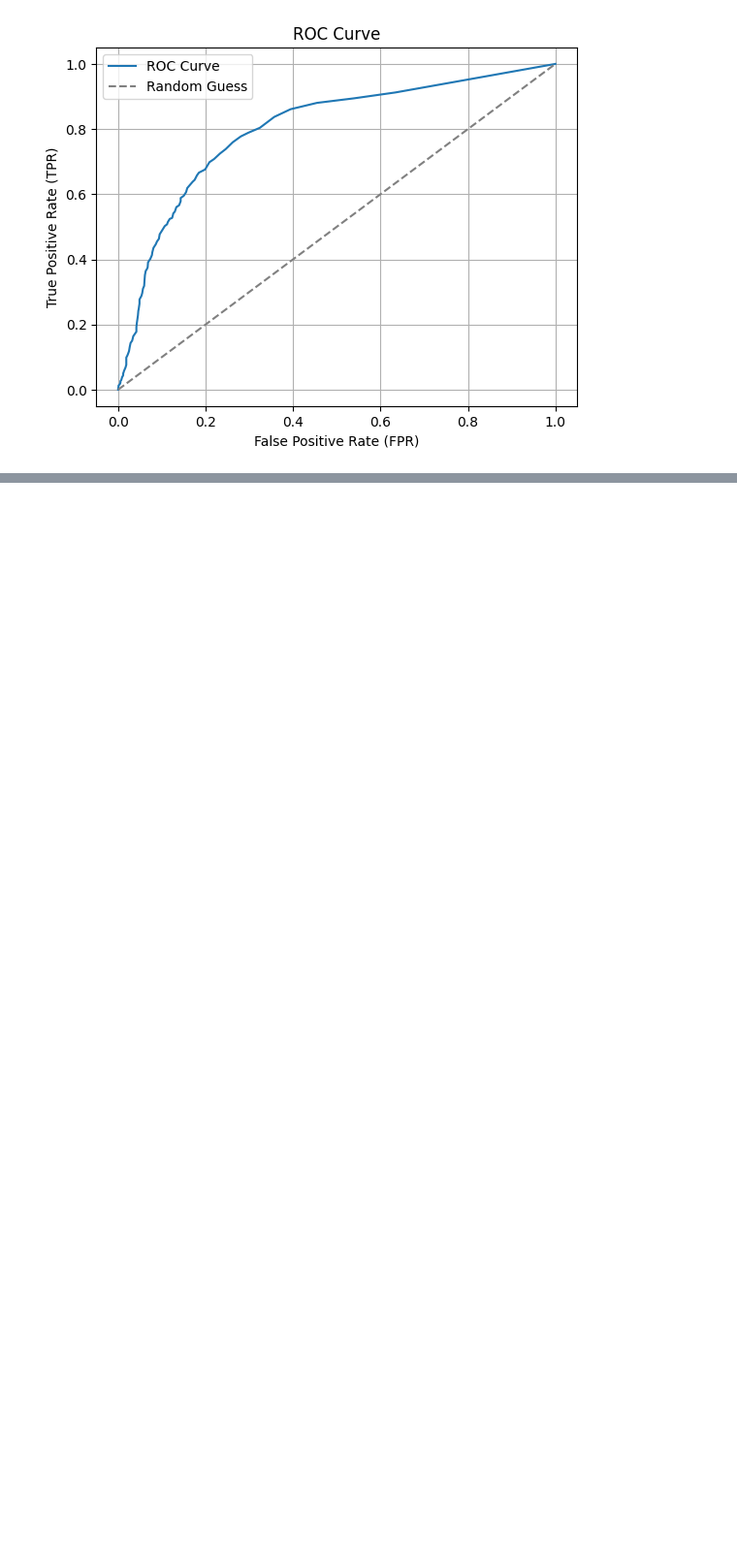
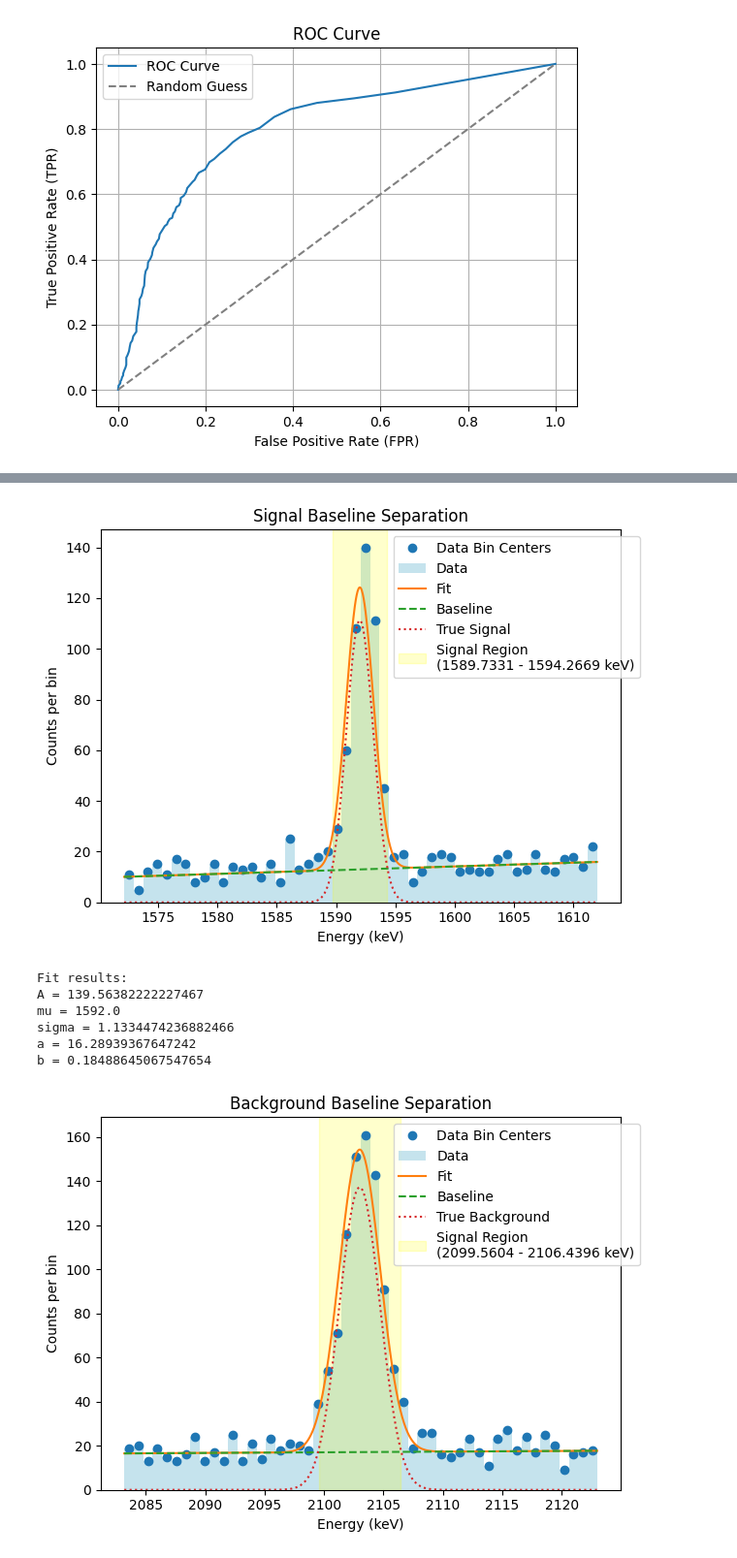
Before and after one commit to TangyKiwi/DSC-291-Final-Project, a Jupyter notebook: scripts/detectorsABCcut_Kevin.ipynb, the cells around one changed output, grey strips where cells are left out. Shown at 97% size. Drawn from its saved outputs; the diff is of its cells as text; code cells hidden in the pictures; blank space fills up the shorter version.

```diff
--- a/scripts/detectorsABCcut_Kevin.ipynb
+++ b/scripts/detectorsABCcut_Kevin.ipynb
@@ -166,2 +168,79 @@ Detector A - Best Threshold: 0.10101010101010102, TPR: 0.7593880389429764, FPR:
 # %%
-# TODO evaluate on B w/ baseline subtraction
+delta = 20
+signal = 1592
+background = 2103
+A_signal = detA[(detA["energy"] >= signal - delta) & (detA["energy"] <= signal + delta)]
+A_background = detA[(detA["energy"] >= background - delta) & (detA["energy"] <= background + delta)]
+# %%
+from iminuit import Minuit
+
+def fit_signal_background(data, n_bins, mu, name):
+    counts, bin_edges = np.histogram(data, bins=n_bins)
+    bin_width = (bin_edges[-1] - bin_edges[0]) / n_bins
+    bin_centers = 0.5 * (bin_edges[1:] + bin_edges[:-1])
+
+    def fit_function(x, A, mu, sigma, a, b):
+        signal = A * np.exp(-0.5 * ((x - mu) / sigma) ** 2)
+        background = a + b * (x - mu)
+        return signal + background
+
+    # Define the chi-square function to minimize.
+    def chi2(A, mu, sigma, a, b):
+        expected = fit_function(bin_centers, A, mu, sigma, a, b) * bin_width
+        mask = counts > 0
+        return np.sum(((counts[mask] - expected[mask])**2) / counts[mask])
+
+    # Implement the Minuit fitting below
+    m = Minuit(chi2, A=np.max(counts) * bin_width, mu=mu, sigma=1, a=np.mean(counts) / bin_width, b=0)
+    m.limits["A"] = (0, None)
+    m.limits["sigma"] = (0, None)
+    m.limits["a"] = (0, None)
+    m.fixed["mu"] = True
+    m.migrad()
+    A_fit, mu_fit, sigma_fit, a_fit, b_fit = m.values["A", "mu", "sigma", "a", "b"]
+
+    # Calculate Signal and Background counts in the signal region
+    signal_region_min = mu_fit - 2 * sigma_fit
+    signal_region_max = mu_fit + 2 * sigma_fit
+    # signal_region = (bin_centers >= signal_region_min) & (bin_centers <= signal_region_max)
+
+    # all_signals = np.sum(counts[signal_region])
+    # backgrounds = np.sum(fit_function(bin_centers[signal_region], 0, mu_fit, sigma_fit, a_fit, b_fit) * bin_width)
+    # signals = all_signals - backgrounds
+
+    m_fine = np.linspace(min(data), max(data), 1000)
+    plt.plot(bin_centers, counts, 'o', label='Data Bin Centers')
+    plt.hist(data, bins=n_bins, alpha=0.7,
+             label='Data', color='lightblue', density=False)
+    plt.plot(m_fine, fit_function(m_fine, A_fit, mu_fit, sigma_fit, a_fit, b_fit) * bin_width, '-', label='Fit')
+    plt.plot(m_fine, fit_function(m_fine, 0, mu_fit, sigma_fit, a_fit, b_fit) * bin_width, '--', label='Baseline')
+    plt.plot(m_fine, fit_function(m_fine, A_fit, mu_fit, sigma_fit, 0, 0) * bin_width, ':', label=f'True {name}')
+    plt.axvspan(signal_region_min, signal_region_max, alpha=0.2, color='yellow',
+                label=f'Signal Region\n({signal_region_min:.4f} - {signal_region_max:.4f} keV)')
+    plt.xlabel('Energy (keV)')
+    plt.ylabel('Counts per bin')
+    plt.legend(loc="upper right", bbox_to_anchor=(1.05, 1))
+    plt.title(f"{name} Baseline Separation")
+    plt.tight_layout()
+    plt.show()
+
+    print(f"Fit results:")
+    print(f"A = {A_fit}")
+    print(f"mu = {mu_fit}")
+    print(f"sigma = {sigma_fit}")
+    print(f"a = {a_fit}")
+    print(f"b = {b_fit}")
+
+    return signal_region_min, signal_region_max
+
+true_signal_min, true_signal_max = fit_signal_background(A_signal["energy"].values, n_bins=50, mu=signal, name="Signal")
+true_background_min, true_background_max = fit_signal_background(A_background["energy"].values, n_bins=50, mu=background, name="Background")
+# %% [output]
+[figure, added]
+Fit results:
+A = 139.56382222227467
+mu = 1592.0
+sigma = 1.1334474236882466
+a = 16.28939367647242
+b = 0.18488645067547654
+[figure, added]
```
Also changed, not shown: parts of 5 cells of this notebook.
